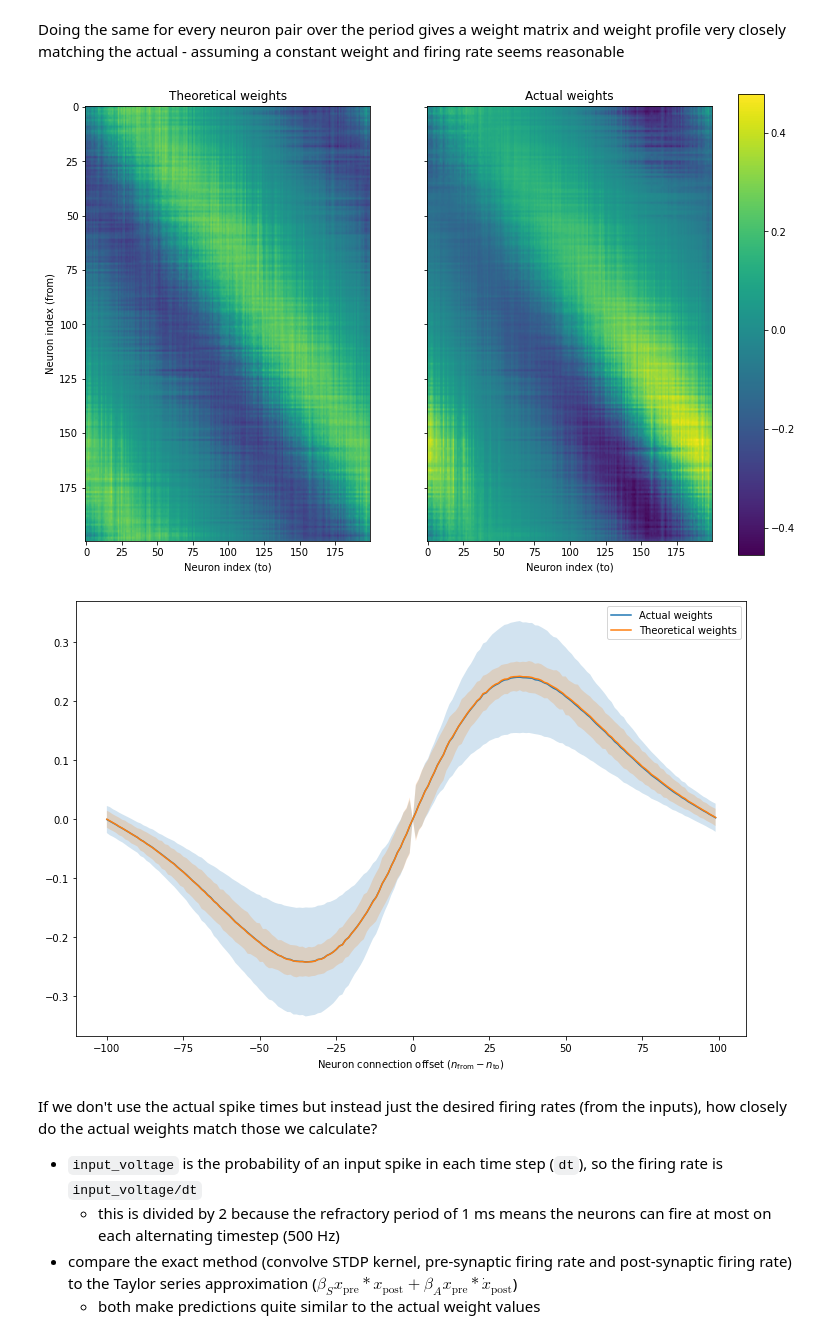
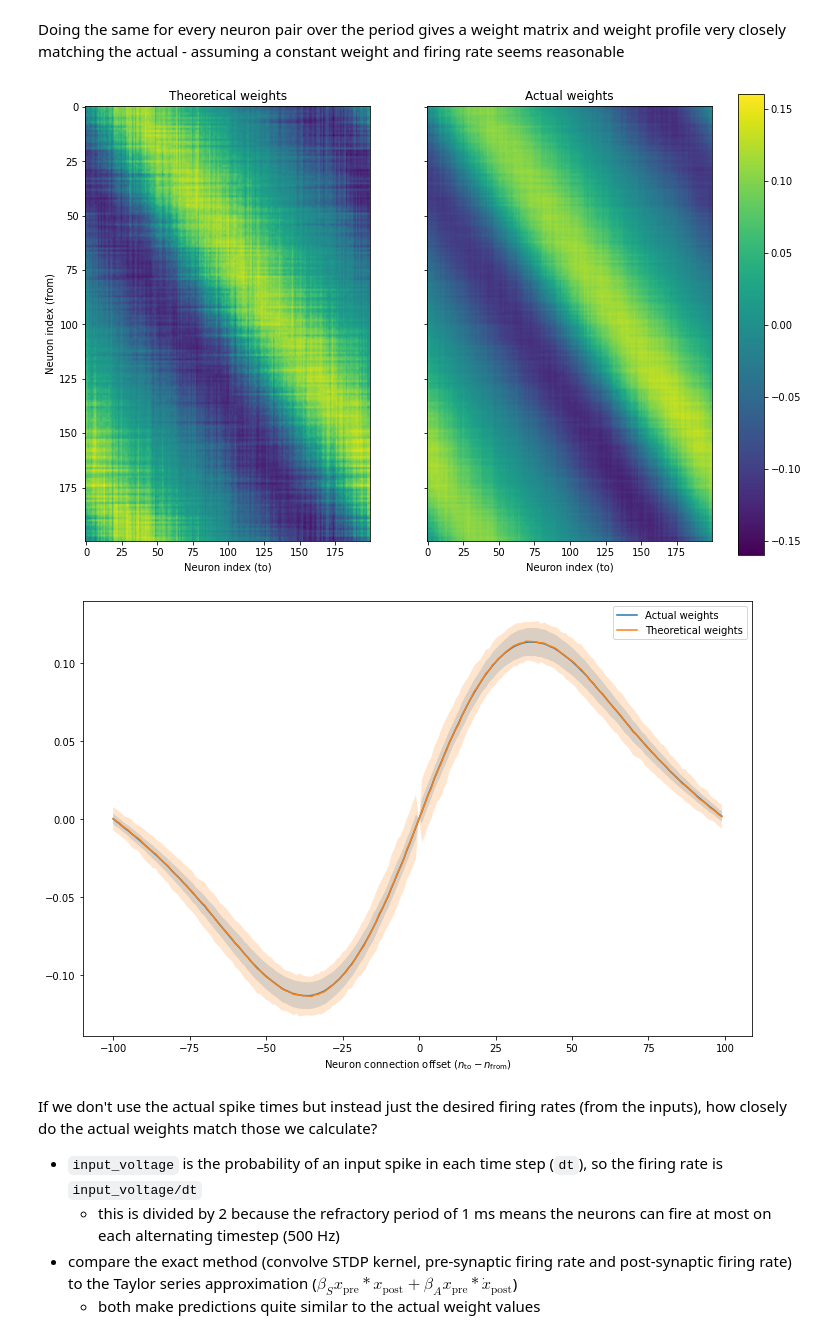
Before and after one commit to Dominic-DallOsto/STDP-Resonant-Networks, a Jupyter notebook: Steady state weights vs theoretical.ipynb, the cells around one changed output. Cells and saved outputs as stored; diff of their text form; code cells hidden in the pictures.

```diff
--- a/Steady state weights vs theoretical.ipynb
+++ b/Steady state weights vs theoretical.ipynb
@@ -75,15 +75,16 @@ def plot_with_stdev(t, x, stdev, **kwargs):
 # %% [markdown]
 Create the input for the network
 # %%
-time = 20000 # 20 seconds seems to be enough time for it to settle
+time = 15000 # 15 seconds seems to be enough time for it to settle
 num_neurons = 200
 bump_speed = 1
-period = num_neurons // bump_speed
+period = int(num_neurons // bump_speed)
 input_noise_ratio = 0.
-input_weight = 4 # mV / spike
+input_weight = 20 # mV / spike
+input_sigma = num_neurons//10
 dt = 1e-3 # time resolution is 1 ms
 
-input_voltage = get_rotating_gaussian(time, num_neurons, bump_speed, num_neurons//10)
+input_voltage = get_rotating_gaussian(time, num_neurons, bump_speed, input_sigma)
 input_spikes = input_weight * convert_to_spikes(input_voltage, input_noise_ratio)
 
 plt.imshow(input_spikes.T[:,:period])
@@ -97,14 +98,17 @@ plt.show()
 # %% [markdown]
 Set the STDP kernel and homeostatic rate for the network
 # %%
-A_plus = 1e-2
-A_minus = -1e-2
+A_plus = 1e-3
+A_minus = -1e-3
 tau_stdp = 10e-3
-gamma = 1e-4
+gamma = 1e-5
 
-kernel = lambda delta_t: (A_plus * (delta_t > 0) + A_minus * (delta_t < 0)) * torch.exp(-abs(delta_t) / tau_stdp)
+kernel = lambda delta_t: \
+	A_plus * torch.exp(-abs(delta_t) / tau_stdp) * (delta_t > 0) + \
+	A_minus * torch.exp(-abs(delta_t) / tau_stdp) * (delta_t < 0) + \
+	(A_plus+A_minus)/2 * (delta_t == 0)
 
-delta_t = torch.linspace(-10*tau_stdp,10*tau_stdp,int(20*tau_stdp/dt+1))
+delta_t = torch.arange(-period//2,period//2+1) * dt
 
 plt.plot(delta_t, kernel(delta_t))
 plt.xlabel(r'$\Delta t = t_{\rm{post}} - t_{\rm{pre}}$')
@@ -141,7 +145,7 @@ Create the network of LIF neurons with homeostatic+STDP plasticity.
 network = Network()
 
 # Create and add input, output layers.
-lif_layer = HomestaticLIFNodes(n=num_neurons, homeostatic_traces=True, traces=True, traces_additive=True, tc_decay=10, thresh=-50, rest=-70, reset=-70, refrac=1)
+lif_layer = HomestaticLIFNodes(n=num_neurons, homeostatic_traces=True, traces=True, traces_additive=True, tc_decay=10, tc_trace=tau_stdp*1e3, thresh=-50, rest=-70, reset=-70, refrac=1)
 
 network.add_layer(layer=lif_layer, name='LIF')
 
@@ -254,8 +260,8 @@ new_weights = recurrent_connection.w.clone()
 # %% [markdown]
 Now we check how the weight would have evolved for a single neuron (pre,post) pair over the period
 # %%
-pre = 80
-post = 100
+pre = 150
+post = 180
 
 # simulate spike based learning rule
 weights = torch.zeros(period)
@@ -312,36 +318,36 @@ Doing the same for every neuron pair over the period gives a weight matrix and w
 w = torch.zeros(num_neurons,num_neurons)
 for pre in range(num_neurons):
 	for post in range(num_neurons):
 		up = A_plus * torch.sum(last_period_traces[pre,:] * last_period_spikes[post,:])
 		down = A_minus * torch.sum(last_period_traces[post,:] * last_period_spikes[pre,:])
 		decay = gamma * converged_firing_rate * period
 		w[pre,post] = (up + down) / decay
 
 fig, axs = plt.subplots(1,2, sharey=True)
 min_weight = min(w.min().item(), new_weights.min().item())
 max_weight = max(w.max().item(), new_weights.max().item())
 
 img1 = axs[0].imshow(w, vmin=min_weight, vmax=max_weight, aspect='auto')
 img2 = axs[1].imshow(new_weights, vmin=min_weight, vmax=max_weight, aspect='auto')
 axs[0].set_title('Theoretical weights')
 axs[1].set_title('Actual weights')
 axs[0].set_ylabel('Neuron index (from)')
 axs[0].set_xlabel('Neuron index (to)')
 axs[1].set_xlabel('Neuron index (to)')
 
 fig.subplots_adjust(right=0.85)
 cbar_ax = fig.add_axes([0.88, 0.1, 0.03, 0.8])
 fig.colorbar(img2, cax=cbar_ax)
 plt.show()
 
 plot_with_stdev(torch.arange(-num_neurons/2,num_neurons/2), get_weight_periodic_profile(new_weights), get_weight_periodic_profile_stdev(new_weights), label='Actual weights')
 plot_with_stdev(torch.arange(-num_neurons/2,num_neurons/2), get_weight_periodic_profile(w), get_weight_periodic_profile_stdev(w), label='Theoretical weights')
 plt.legend()
-plt.xlabel(r'Neuron connection offset ($n_{\rm{from}} - n_{\rm{to}}$)')
+plt.xlabel(r'Neuron connection offset ($n_{\rm{to}} - n_{\rm{from}}$)')
 plt.show()
 # %% [output]
-[figure, old version]
+[figure, new version]
-[figure, old version]
+[figure, new version]
 # %% [markdown]
 If we don't use the actual spike times but instead just the desired firing rates (from the inputs), how closely do the actual weights match those we calculate?
 * `input_voltage` is the probability of an input spike in each time step (`dt`), so the firing rate is `input_voltage/dt`
```
Also changed, not shown: parts of 15 cells of this notebook, 1 other file.
